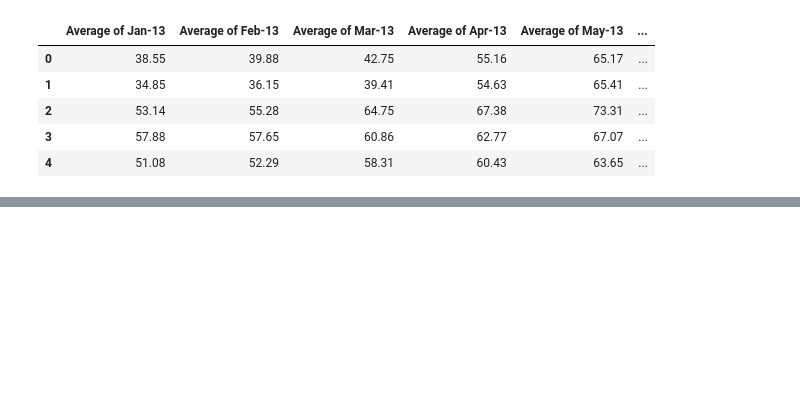
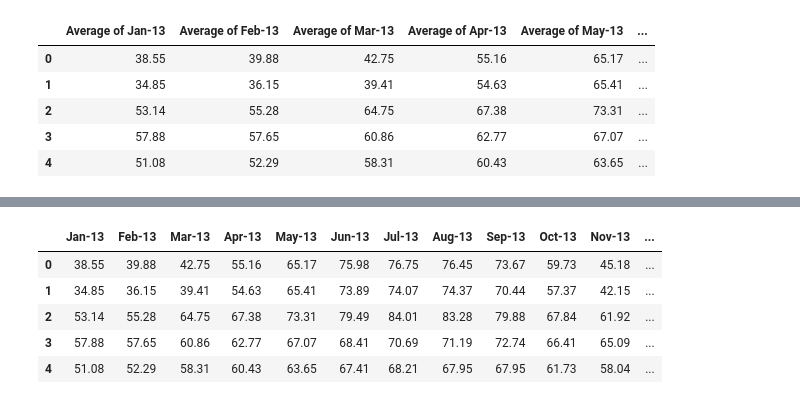
Before and after one commit to chonkcheto/wids2024-challenge2, a Jupyter notebook: model_v1.ipynb, the cells around one changed output, grey strips where cells are left out. Saved outputs shown, nothing was run; the diff lists cells and outputs as text; code cells hidden in the pictures; blank space fills up the shorter version.

```diff
--- a/model_v1.ipynb
+++ b/model_v1.ipynb
@@ -270,0 +287,9 @@ TypeError: ufunc 'isnan' not supported for the input types, and the inputs could
+# %%
+features.head()
+# %% [output]
+|  | Jan-13 | Feb-13 | Mar-13 | Apr-13 | May-13 | Jun-13 | Jul-13 | Aug-13 | Sep-13 | Oct-13 | Nov-13 | ... |
+| 0 | 38.55 | 39.88 | 42.75 | 55.16 | 65.17 | 75.98 | 76.75 | 76.45 | 73.67 | 59.73 | 45.18 | ... |
+| 1 | 34.85 | 36.15 | 39.41 | 54.63 | 65.41 | 73.89 | 74.07 | 74.37 | 70.44 | 57.37 | 42.15 | ... |
+| 2 | 53.14 | 55.28 | 64.75 | 67.38 | 73.31 | 79.49 | 84.01 | 83.28 | 79.88 | 67.84 | 61.92 | ... |
+| 3 | 57.88 | 57.65 | 60.86 | 62.77 | 67.07 | 68.41 | 70.69 | 71.19 | 72.74 | 66.41 | 65.09 | ... |
+| 4 | 51.08 | 52.29 | 58.31 | 60.43 | 63.65 | 67.41 | 68.21 | 67.95 | 67.95 | 61.73 | 58.04 | ... |
```
Also changed, not shown: parts of 27 cells of this notebook.
